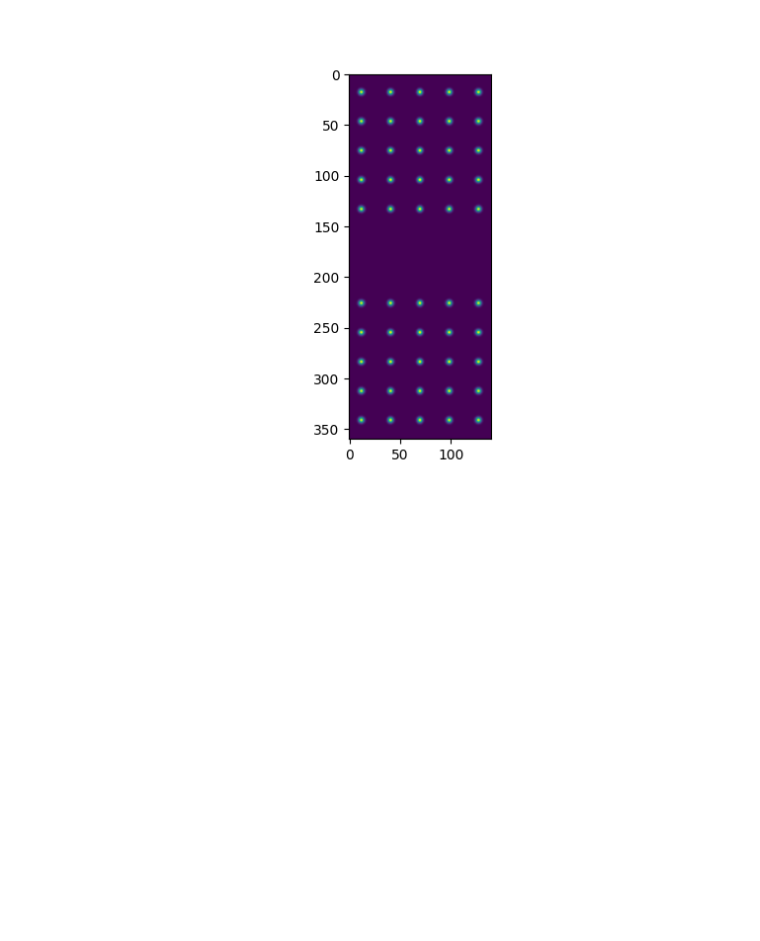
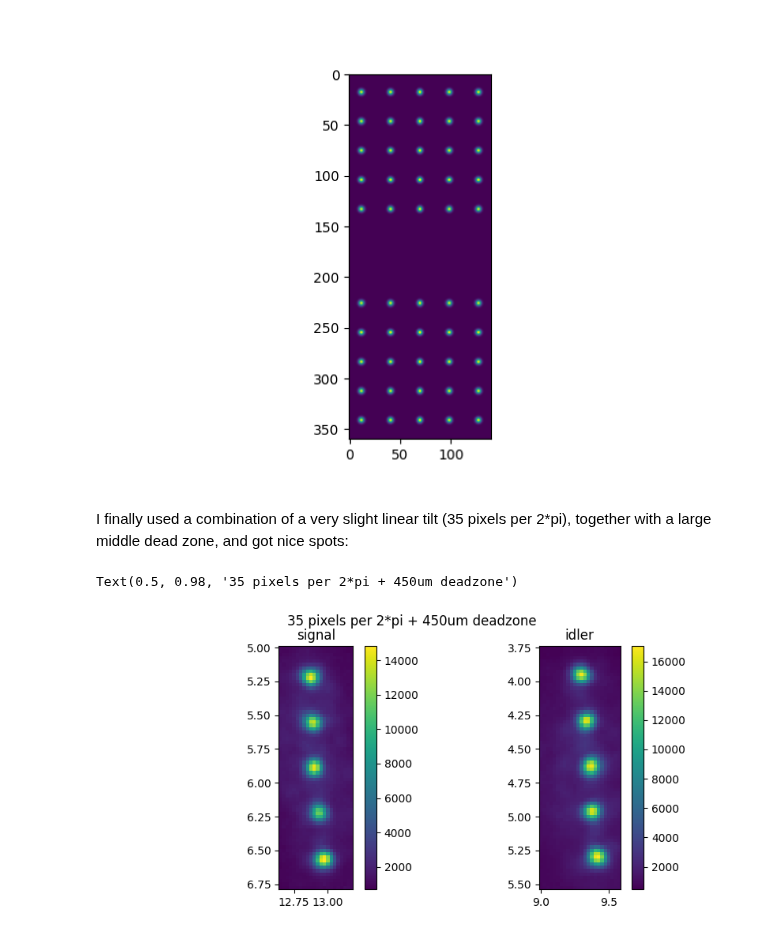
Before and after one commit to rubiaek/pianoq, a Jupyter notebook: pianoq/writeups/05_writeup_BS_to_mirror.ipynb, the cells around one changed output. Cells and saved outputs as stored; diff of their text form; code cells hidden in the pictures; blank space fills up the shorter version.

```diff
--- a/pianoq/writeups/05_writeup_BS_to_mirror.ipynb
+++ b/pianoq/writeups/05_writeup_BS_to_mirror.ipynb
@@ -115,3 +115,18 @@ ax.imshow((np.abs(input_spots.sum(axis=0))**2)[mplc.res.active_slice])
 # %% [output]
 <matplotlib.image.AxesImage at 0x...>
 [figure]
+# %% [markdown]
+I finally used a combination of a very slight linear tilt (35 pixels per 2*pi), together with a large middle dead zone, and got nice spots:
+# %%
+
+fig, axes = plt.subplots(1, 2, figsize=(8, 4))
+s = ScanResult(path=r"G:\My Drive\Projects\MPLC\results\lab\2024_09_25_BS_to_mirror\2024_09_30_09_28_15_signal_5_spots_tilt_35_deadzone_450_fine.scan")
+my_mesh(s.X, s.Y, s.single2s, ax=axes[0], title='signal')
+# detect_gaussian_spots_subpixel(s.single2s, s.X, s.Y[::-1], print_popt=True)
+s = ScanResult(path=r"G:\My Drive\Projects\MPLC\results\lab\2024_09_25_BS_to_mirror\2024_09_30_09_26_08_idler_5_spots_tilt_35_deadzone_450_fine.scan")
+my_mesh(s.X, s.Y, s.single1s, ax=axes[1], title='idler')
+# detect_gaussian_spots_subpixel(s.single2s, s.X, s.Y[::-1], print_popt=True)
+fig.suptitle('35 pixels per 2*pi + 450um deadzone')
+# %% [output]
+Text(0.5, 0.98, '35 pixels per 2*pi + 450um deadzone')
+[figure, added]
```
Also changed, not shown: 2 other files.
